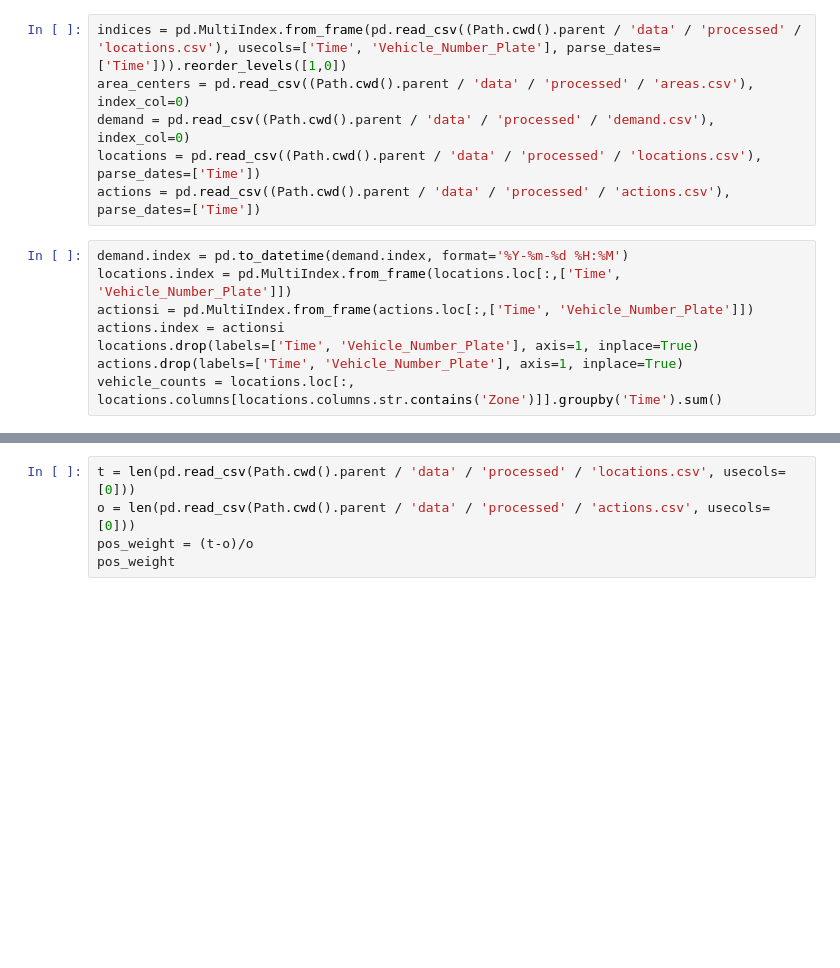
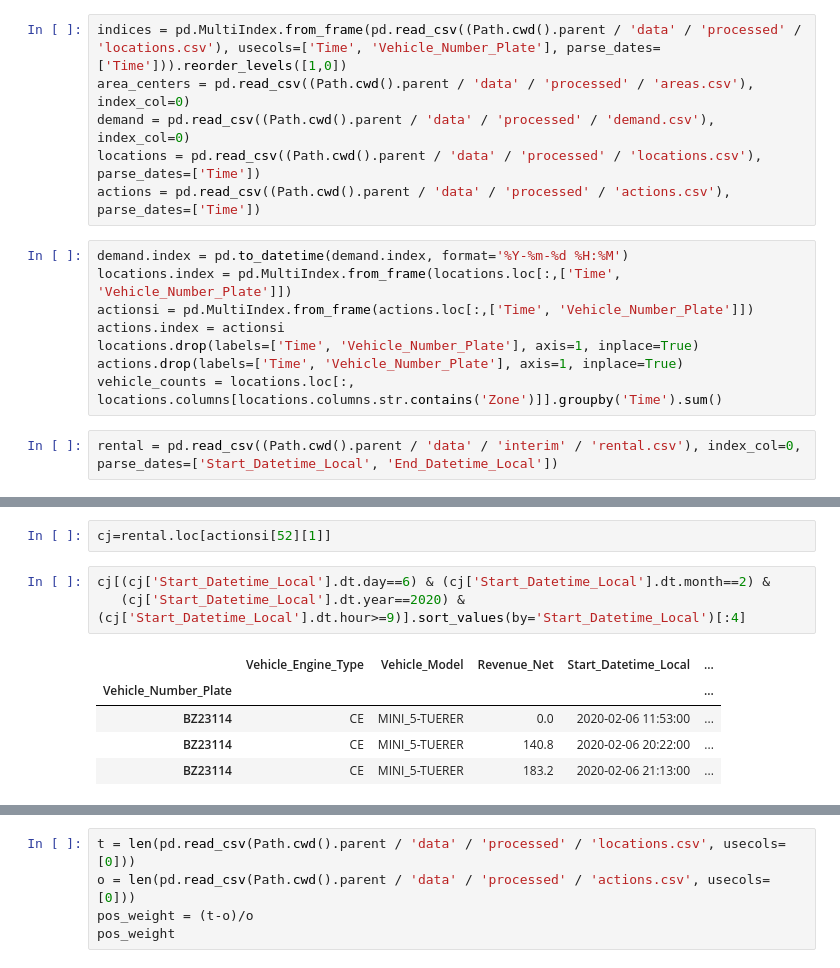
Before and after one commit to marcosquilla/mlprojekt, a Jupyter notebook: notebooks/test.ipynb, the cells around one changed output, grey strips where cells are left out. Drawn from its saved outputs; the diff is of its cells as text; blank space fills up the shorter version.

```diff
--- a/notebooks/test.ipynb
+++ b/notebooks/test.ipynb
@@ -21,3 +21,5 @@ actions.index = actionsi
 locations.drop(labels=['Time', 'Vehicle_Number_Plate'], axis=1, inplace=True)
 actions.drop(labels=['Time', 'Vehicle_Number_Plate'], axis=1, inplace=True)
 vehicle_counts = locations.loc[:, locations.columns[locations.columns.str.contains('Zone')]].groupby('Time').sum()
+# %%
+rental = pd.read_csv((Path.cwd().parent / 'data' / 'interim' / 'rental.csv'), index_col=0, parse_dates=['Start_Datetime_Local', 'End_Datetime_Local'])
@@ -23,0 +30,11 @@ vehicle_counts = locations.loc[:, locations.columns[locations.columns.str.contai
+# %%
+cj=rental.loc[actionsi[52][1]]
+# %%
+cj[(cj['Start_Datetime_Local'].dt.day==6) & (cj['Start_Datetime_Local'].dt.month==2) &
+   (cj['Start_Datetime_Local'].dt.year==2020) & (cj['Start_Datetime_Local'].dt.hour>=9)].sort_values(by='Start_Datetime_Local')[:4]
+# %% [output]
+|  | Vehicle_Engine_Type | Vehicle_Model | Revenue_Net | Start_Datetime_Local | ... |
+| Vehicle_Number_Plate |  |  |  |  | ... |
+| BZ23114 | CE | MINI_5-TUERER | 0.0 | 2020-02-06 11:53:00 | ... |
+| BZ23114 | CE | MINI_5-TUERER | 140.8 | 2020-02-06 20:22:00 | ... |
+| BZ23114 | CE | MINI_5-TUERER | 183.2 | 2020-02-06 21:13:00 | ... |
```
Also changed, not shown: parts of 6 cells of this notebook, 4 other files.
